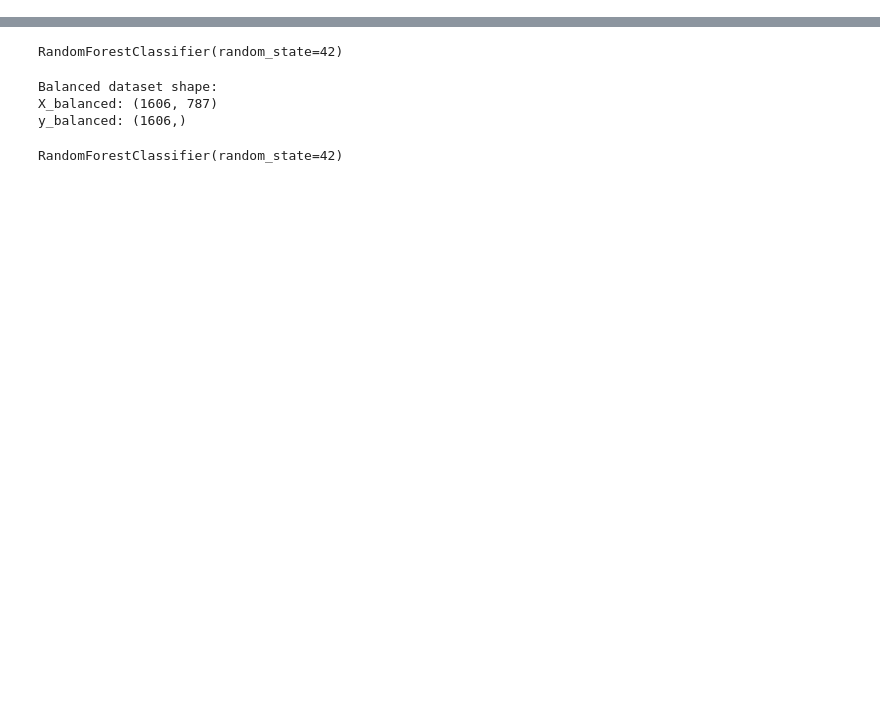
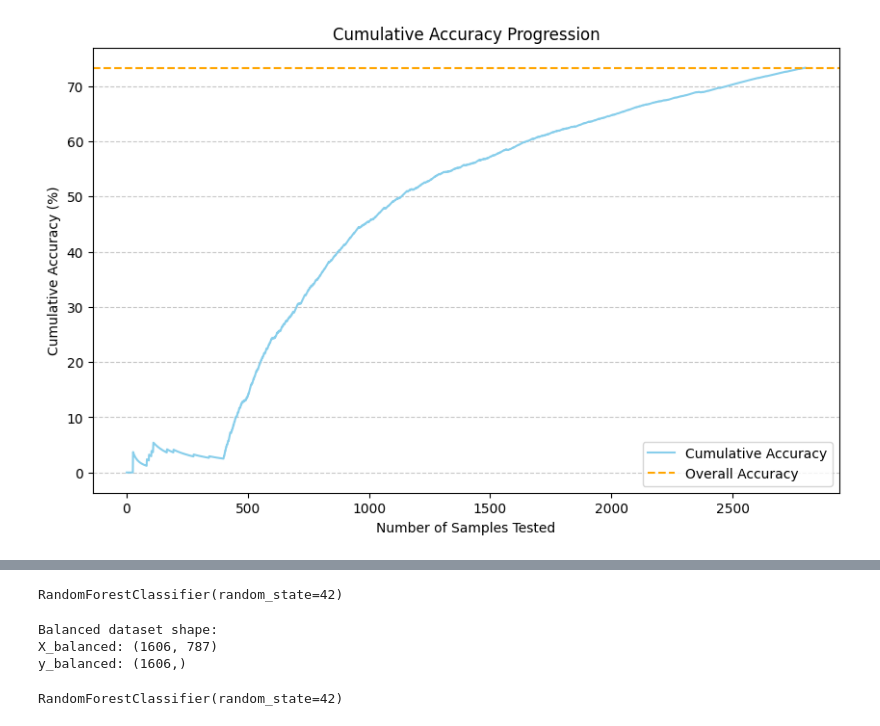
Before and after one commit to Diogo-Jorge-57593/AM, a Jupyter notebook: Lab6/basecode+dataset/tester.ipynb, the cells around one changed output, grey strips where cells are left out. Drawn from its saved outputs; the diff is of its cells as text; code cells hidden in the pictures; blank space fills up the shorter version.

Commit message:
started assignment

```diff
--- a/Lab6/basecode+dataset/tester.ipynb
+++ b/Lab6/basecode+dataset/tester.ipynb
@@ -83,0 +80,78 @@ saveSKLModel("T1-LogisticRegression.pickle", model)
+# %%
+from sklearn.calibration import CalibratedClassifierCV
+from sklearn.decomposition import PCA, TruncatedSVD
+from sklearn.feature_selection import SelectKBest, f_classif
+from sklearn.impute import SimpleImputer
+from sklearn.preprocessing import Binarizer, KBinsDiscretizer, PolynomialFeatures, StandardScaler
+from sklearn.pipeline import Pipeline
+from sklearn.preprocessing import MinMaxScaler, RobustScaler
+
+
+
+steps = []
+#steps.append(("scaler", StandardScaler()))
+#steps.append(("normalizer", MinMaxScaler()))
+steps.append(("feature_selection", SelectKBest(score_func=f_classif, k=81)))
+#steps.append(("pca", PCA(n_components=12)))
+#steps.append(("discretizer", KBinsDiscretizer(n_bins=10, encode="ordinal", strategy="uniform")))
+#steps.append(("classifier", CalibratedClassifierCV(estimator=LogisticRegression(), method="sigmoid")))
+steps.append(("classifier",LogisticRegression(
+    C=83405.79266277717,
+    max_iter=76,
+    penalty= None,
+    solver="lbfgs",
+    tol=0.05410850603850419,
+    fit_intercept=False,
+    class_weight=None,
+    warm_start=True,
+    random_state=42
+)))
+
+pipeline = Pipeline(steps)
+pipeline.fit(X,y)
+y_pred = pipeline.predict(X_test)
+
+# Accuracy per fault class (use y_test_windows instead of y_test)
+print("\nAccuracy per Fault Class:")
+for fault_class in range(7):  # Assuming 7 fault classes (0–6)
+    class_indices = np.where(y_test == fault_class)[0]
+    y_true_class = y_test[class_indices]
+    y_pred_class = y_pred[class_indices]
+
+    # Compute accuracy for the current fault class
+    if len(y_true_class) > 0:  # Avoid division by zero
+        class_accuracy = accuracy_score(y_true_class, y_pred_class)
+        print(f"Fault Class {fault_class}: {class_accuracy:.4f}")
+    else:
+        print(f"Fault Class {fault_class}: No samples in this class")
+
+# Generate indices for cumulative accuracy calculation
+indices = np.arange(len(y_test))  # Based on sliding windows test labels
+
+# Initialize variables to track cumulative accuracy
+cumulative_correct = 0
+cumulative_accuracies = []
+
+# Compute cumulative accuracy
+for i, index in enumerate(indices):
+    # Check if the current prediction is correct
+    if y_pred[index] == y_test[index]:
+        cumulative_correct += 1
+
+    # Calculate cumulative accuracy
+    cumulative_accuracy = (cumulative_correct / (i + 1)) * 100
+    cumulative_accuracies.append(cumulative_accuracy)
+
+# Plotting cumulative accuracy progression
+plt.figure(figsize=(10, 6))
+plt.plot(range(1, len(cumulative_accuracies) + 1), cumulative_accuracies, label="Cumulative Accuracy", color="skyblue")
+plt.axhline(y=accuracy_score(y_test, y_pred) * 100, color='orange', linestyle='--', label="Overall Accuracy")
+plt.xlabel("Number of Samples Tested")
+plt.ylabel("Cumulative Accuracy (%)")
+plt.title("Cumulative Accuracy Progression")
+plt.legend()
+plt.grid(axis='y', linestyle='--', alpha=0.7)
+plt.show()
+
+saveSKLModel("T1-LogisticRegression.pickle", pipeline)
+# %% [output]
@@ -84 +173,2 @@ saveSKLModel("T1-LogisticRegression.pickle", model)
+[figure, added]
 # %%
```
Also changed, not shown: parts of 4 cells of this notebook, 22 other files.
